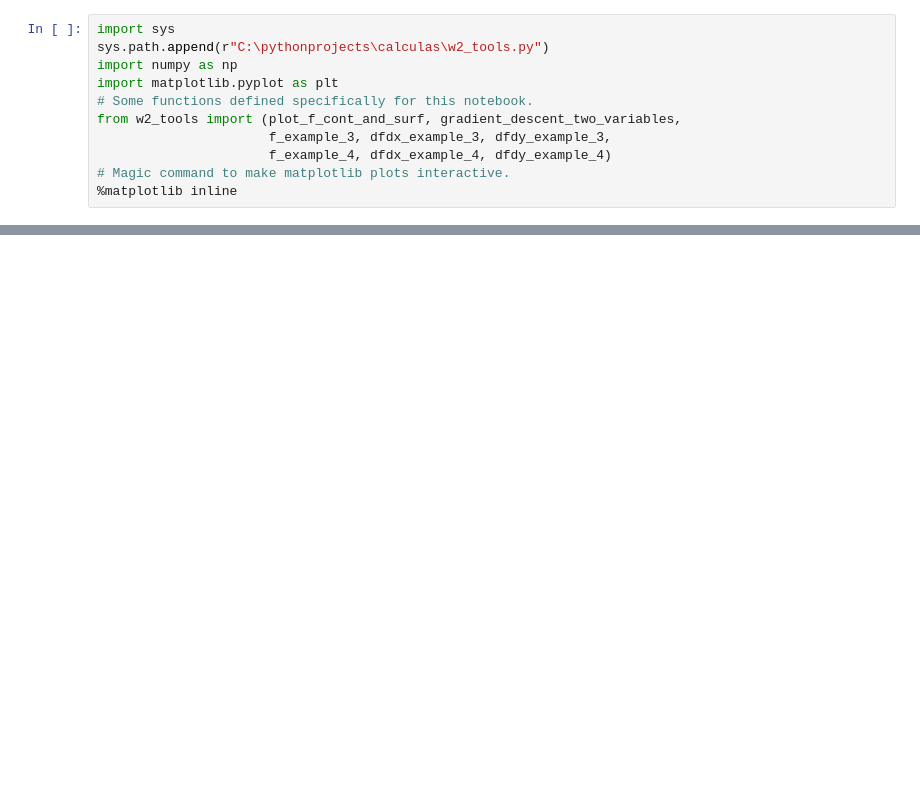
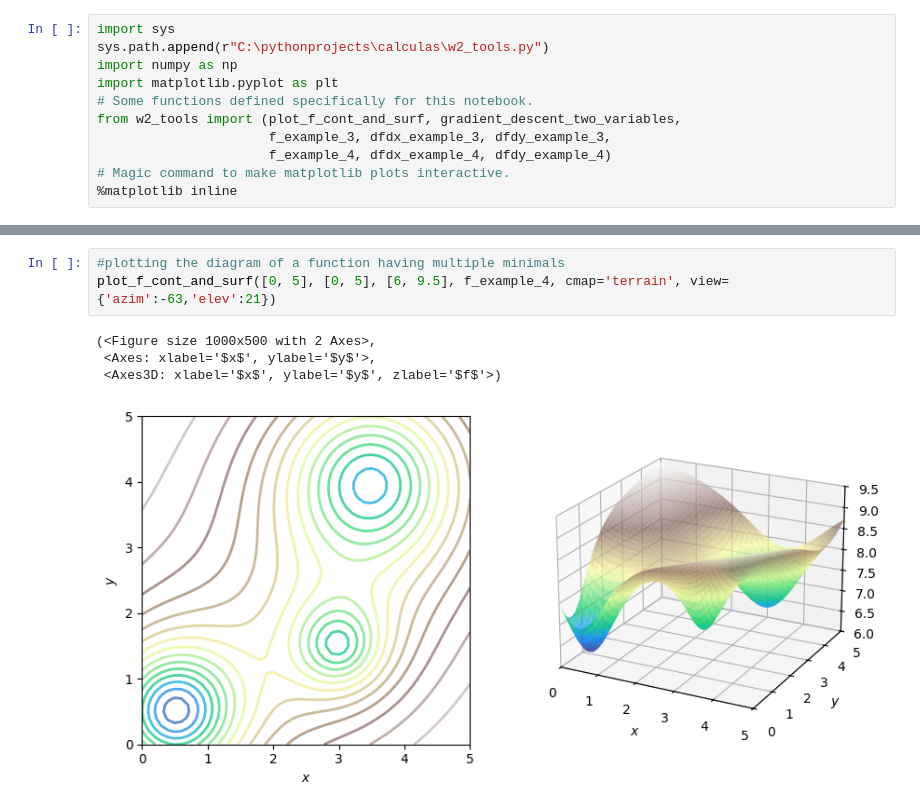
Before and after one commit to AsokTamang/Calculas, a Jupyter notebook: Untitled1.ipynb, the cells around one changed output, grey strips where cells are left out. Saved outputs shown, nothing was run; the diff lists cells and outputs as text; blank space fills up the shorter version.

```diff
--- a/Untitled1.ipynb
+++ b/Untitled1.ipynb
@@ -29,0 +44,8 @@ Gradient descent result: x_min, y_min = (4.0, 4.0)
+# %%
+#plotting the diagram of a function having multiple minimals
+plot_f_cont_and_surf([0, 5], [0, 5], [6, 9.5], f_example_4, cmap='terrain', view={'azim':-63,'elev':21})
+# %% [output]
+(<Figure size 1000x500 with 2 Axes>,
+ <Axes: xlabel='$x$', ylabel='$y$'>,
+ <Axes3D: xlabel='$x$', ylabel='$y$', zlabel='$f$'>)
+[figure, added]
```
Also changed, not shown: parts of 6 cells of this notebook.
